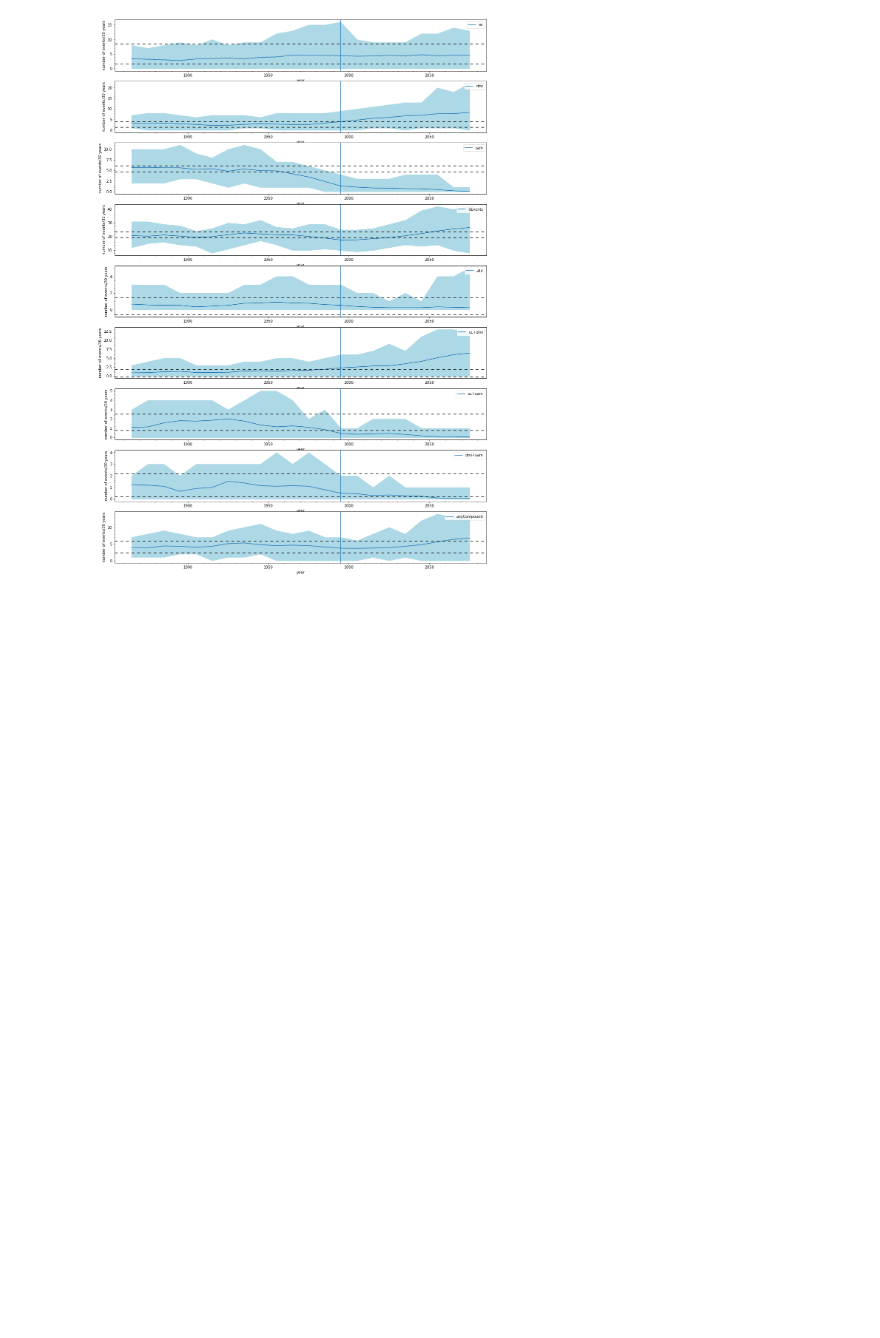
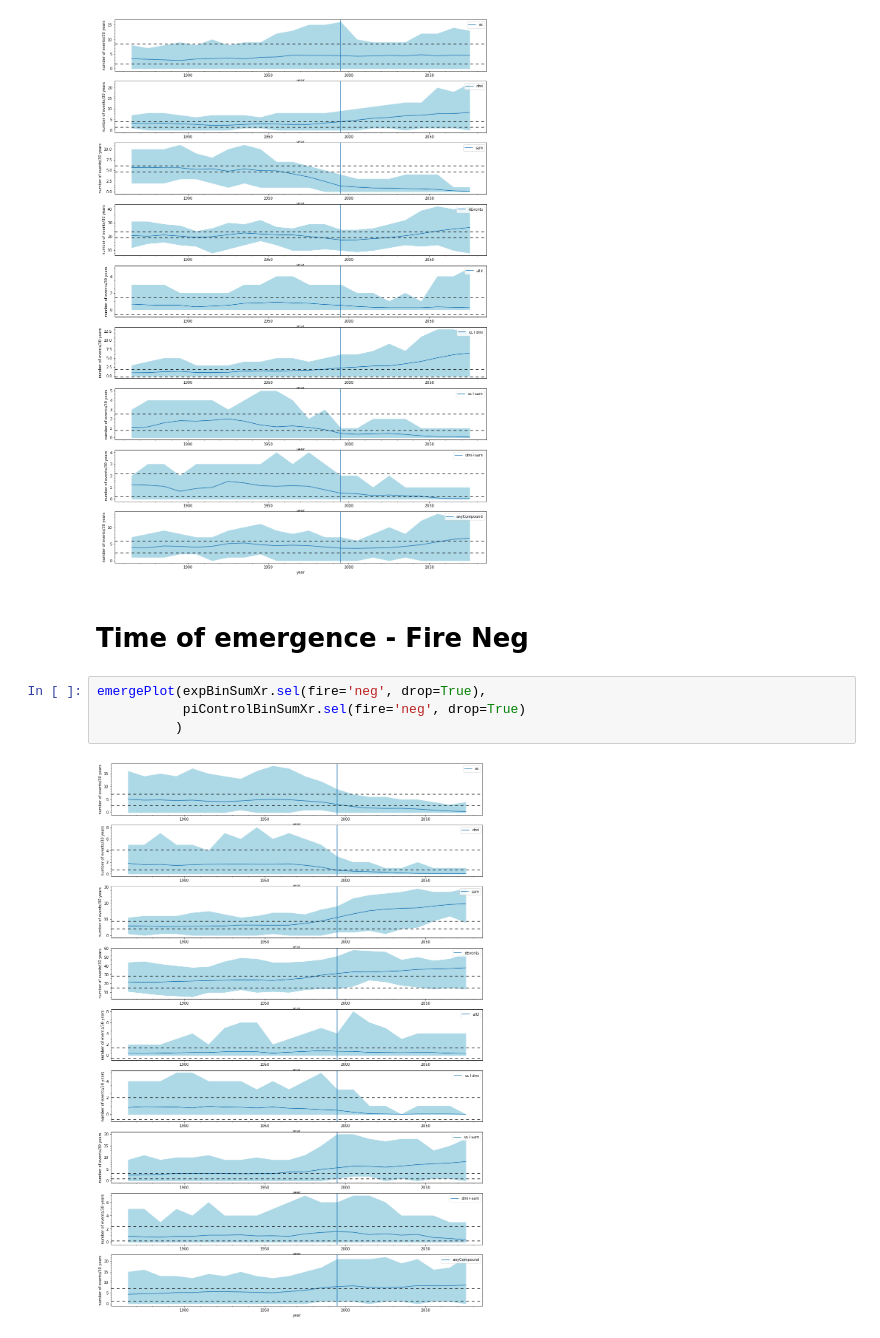
Before and after one commit to anton-seaice/compound, a Jupyter notebook: cmipEcCompounds.ipynb, the cells around one changed output. Cells and saved outputs as stored; diff of their text form; blank space fills up the shorter version.

```diff
--- a/cmipEcCompounds.ipynb
+++ b/cmipEcCompounds.ipynb
@@ -98,3 +98,11 @@ emergePlot(expBinSumXr.sel(fire='pos', model=chosenModelSet, drop=True),
           )
 # %% [output]
 [figure]
+# %% [markdown]
+# Time of emergence - Fire Neg
+# %%
+emergePlot(expBinSumXr.sel(fire='neg', drop=True),
+           piControlBinSumXr.sel(fire='neg', drop=True)
+          )
+# %% [output]
+[figure, added]
```
Also changed, not shown: 35 other files.
